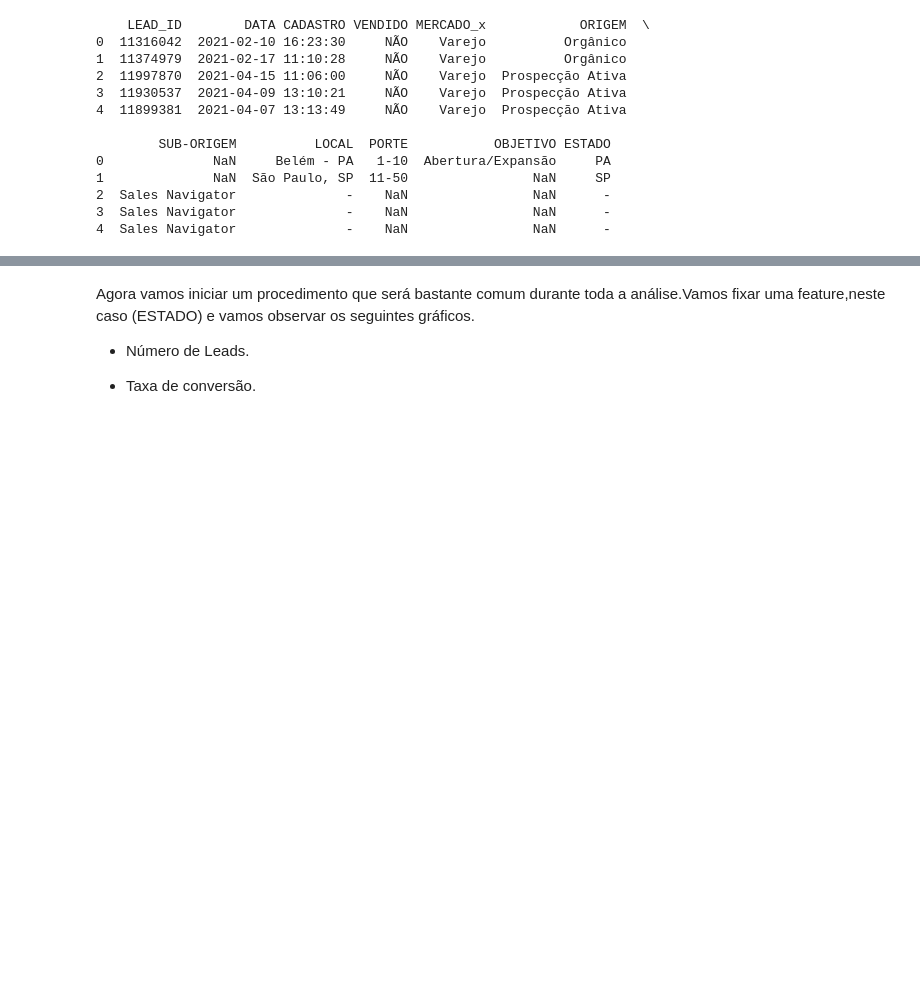
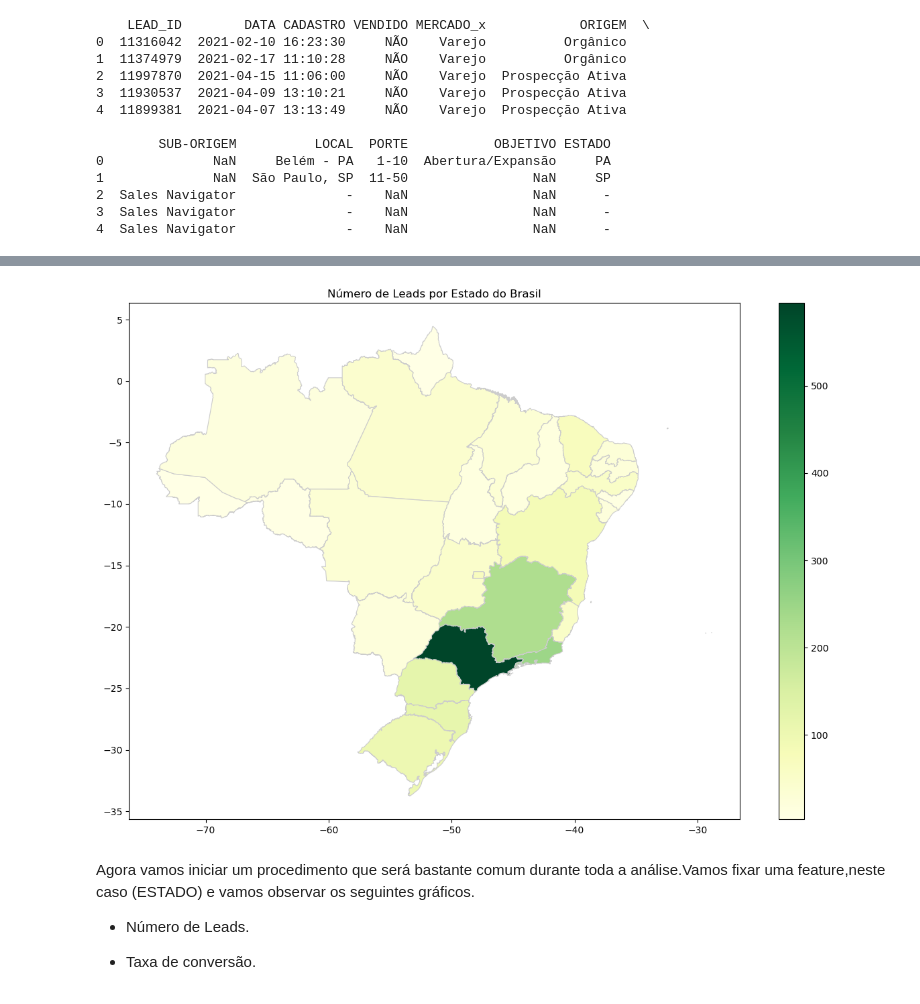
Before and after one commit to asp-junior/Economapas, a Jupyter notebook: Desafio Economapas.ipynb, the cells around one changed output, grey strips where cells are left out. Saved outputs shown, nothing was run; the diff lists cells and outputs as text; code cells hidden in the pictures; blank space fills up the shorter version.

Commit message:
Mapa de leads/estado adicionado.

```diff
--- a/Desafio Economapas.ipynb
+++ b/Desafio Economapas.ipynb
@@ -220,3 +242,33 @@ print(df.head())
+# %%
+import geopandas as gpd
+import geobr
+
+# Carregar o conjunto de dados unificados do arquivo CSV para a variável df
+df = pd.read_csv('dados_unificados.csv')
+
+# Extrair as duas últimas letras da coluna 'LOCAL' para obter a sigla do estado
+df['ESTADO'] = df['LOCAL'].str[-2:]
+
+# Contar o número de leads por estado
+contagem_leads = df['ESTADO'].value_counts()
+
+# Carregar os dados geográficos dos estados brasileiros diretamente usando geobr
+map_df = geobr.read_state()
+
+# Juntar os dados de contagem de leads com os dados geográficos
+merged_df = map_df.set_index('abbrev_state').join(contagem_leads)
+
+# Plotar o mapa com o número de leads por estado
+fig, ax = plt.subplots(1, 1, figsize=(15, 10))
+merged_df.plot(column='ESTADO', cmap='YlGn', linewidth=0.8, ax=ax, edgecolor='0.8', legend=True)
+
+# Definir o título do gráfico
+plt.title('Número de Leads por Estado do Brasil')
+
+# Exibir o mapa
+plt.show()
+# %% [output]
+[figure, added]
 # %% [markdown]
 Agora vamos iniciar um procedimento que será bastante comum durante toda a análise.Vamos fixar uma feature,neste caso (ESTADO) e vamos observar os seguintes gráficos.
 
```
Also changed, not shown: parts of 1 cell of this notebook.
